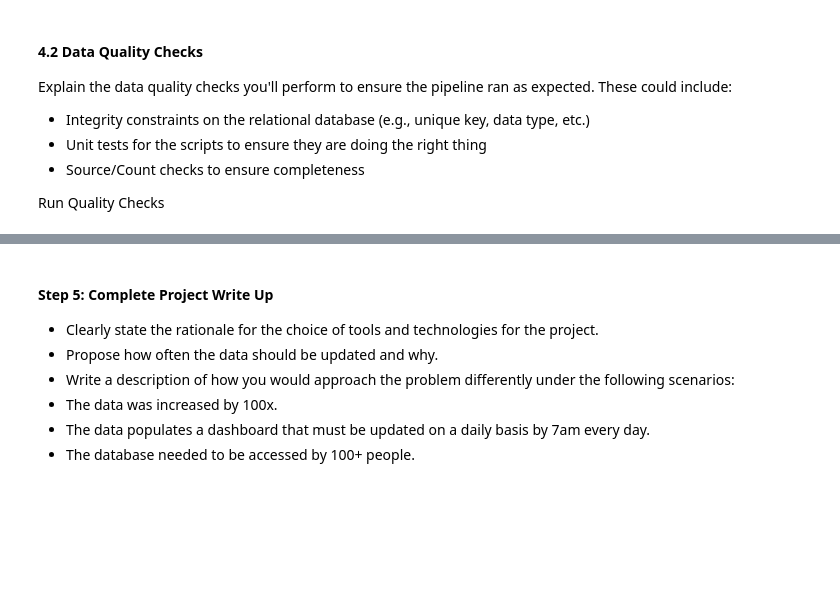
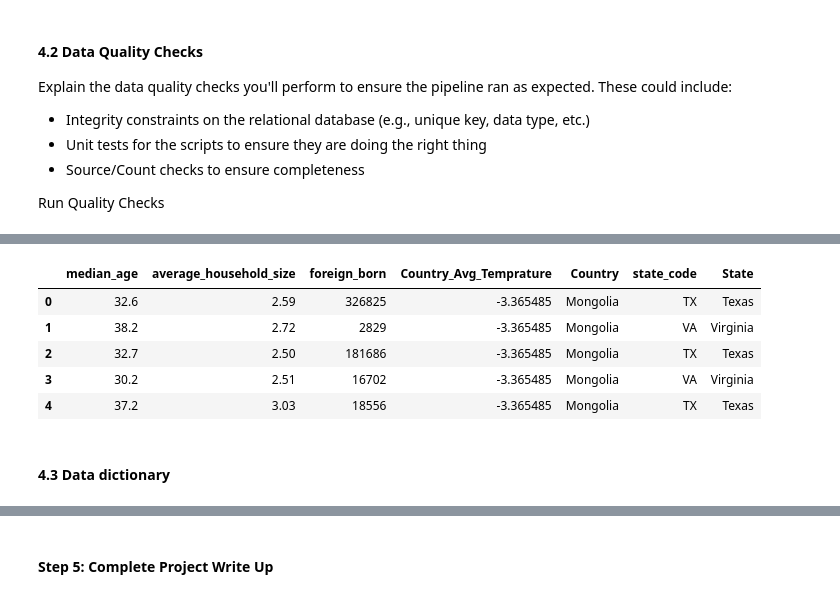
Before and after one commit to hamletcoej/Capstone_Project, a Jupyter notebook: Capstone Project Template.ipynb, the cells around one changed output, grey strips where cells are left out. Drawn from its saved outputs; the diff is of its cells as text; code cells hidden in the pictures; blank space fills up the shorter version.

```diff
--- a/Capstone Project Template.ipynb
+++ b/Capstone Project Template.ipynb
@@ -544,0 +596,25 @@ Create a data dictionary for your data model. For each field, provide a brief de
+# %%
+dim_demographics.createOrReplaceTempView("dem")
+fact_immigration.createOrReplaceTempView("fact")
+dim_agg_temp.createOrReplaceTempView("agg")
+Result1 = spark.sql("""
+                SELECT d.median_age,
+                d.average_household_size,
+                d.foreign_born,
+                dat.Country_Avg_Temprature,
+                dat.Country,
+                f.state_code,
+                d.State
+                FROM fact as f
+                JOIN dem as d ON (f.state_code = d.state_code)
+                JOIN agg as dat ON (f.country_res_code = dat.country_code)
+
+                    """)
+Result1.limit(5).toPandas()
+# %% [output]
+|  | median_age | average_household_size | foreign_born | Country_Avg_Temprature | Country | state_code | State |
+| 0 | 32.6 | 2.59 | 326825 | -3.365485 | Mongolia | TX | Texas |
+| 1 | 38.2 | 2.72 | 2829 | -3.365485 | Mongolia | VA | Virginia |
+| 2 | 32.7 | 2.50 | 181686 | -3.365485 | Mongolia | TX | Texas |
+| 3 | 30.2 | 2.51 | 16702 | -3.365485 | Mongolia | VA | Virginia |
+| 4 | 37.2 | 3.03 | 18556 | -3.365485 | Mongolia | TX | Texas |
@@ -545,15 +643,11 @@ Create a data dictionary for your data model. For each field, provide a brief de
+# %% [markdown]
+#### 4.3 Data dictionary
 # %% [markdown]
 ## Data Dictionary
 
 <img src="../capstone image dd.PNG" />
-# %% [markdown]
-#### Step 5: Complete Project Write Up
-* Clearly state the rationale for the choice of tools and technologies for the project.
-* Propose how often the data should be updated and why.
-* Write a description of how you would approach the problem differently under the following scenarios:
- * The data was increased by 100x.
- * The data populates a dashboard that must be updated on a daily basis by 7am every day.
- * The database needed to be accessed by 100+ people.
+# %% [markdown]
+#### Step 5: Complete Project Write Up
 # %% [markdown]
 **Rationale for the choice of tools and technologies for the project**
 
```
Also changed, not shown: parts of 26 cells of this notebook, 1 other file.
